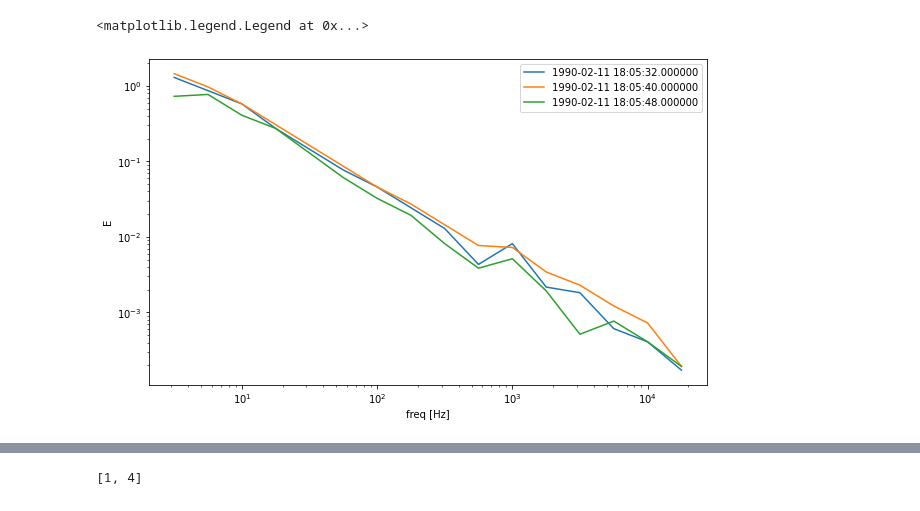
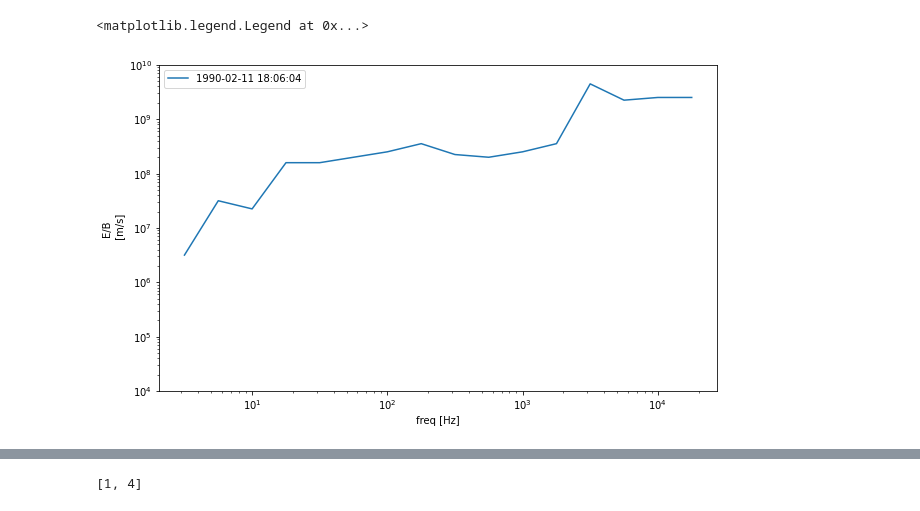
Before and after one commit to shuji-onosawa/Akebono_analysis_old, a Jupyter notebook: VLF_mca/ishigaya_extend.ipynb, the cells around one changed output, grey strips where cells are left out. Drawn from its saved outputs; the diff is of its cells as text; code cells hidden in the pictures.

```diff
--- a/VLF_mca/ishigaya_extend.ipynb
+++ b/VLF_mca/ishigaya_extend.ipynb
@@ -111,14 +85,15 @@ freq_range = Emax.v
 # %%
 import matplotlib.pyplot as plt
 plt.figure(figsize = (10, 6))
-for i in range(3):
-    plt.plot(freq_range, Emax.y[slice_time_index + i], label = pyspedas.time_string(time[slice_time_index + i]))
+for i in range(int(Eamp.size/16)):
+    plt.plot(freq_range, Eamp[i]/Bamp[i] *1e9, label = pyspedas.time_string(Times[i], fmt = '%Y-%m-%d %H:%M:%S'))
 plt.xscale('log')
 plt.yscale('log')
+plt.ylim(1e4, 1e10)
 plt.xlabel('freq [Hz]')
-plt.ylabel('E')
+plt.ylabel('E/B \n [m/s]')
 
 plt.legend()
 # %% [output]
 <matplotlib.legend.Legend at 0x...>
-[figure, old version]
+[figure, new version]
```
Also changed, not shown: parts of 2 cells of this notebook, 19 other files.
